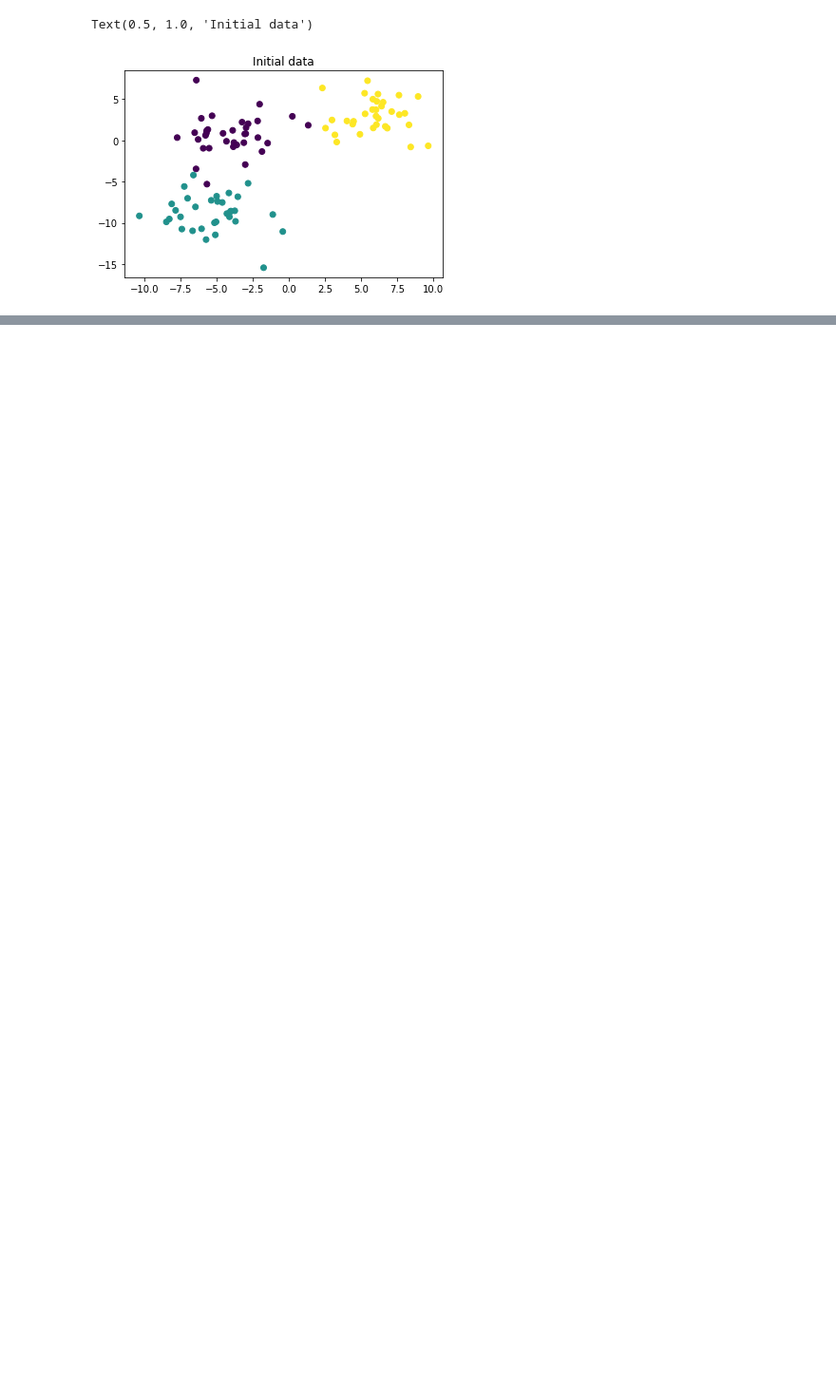
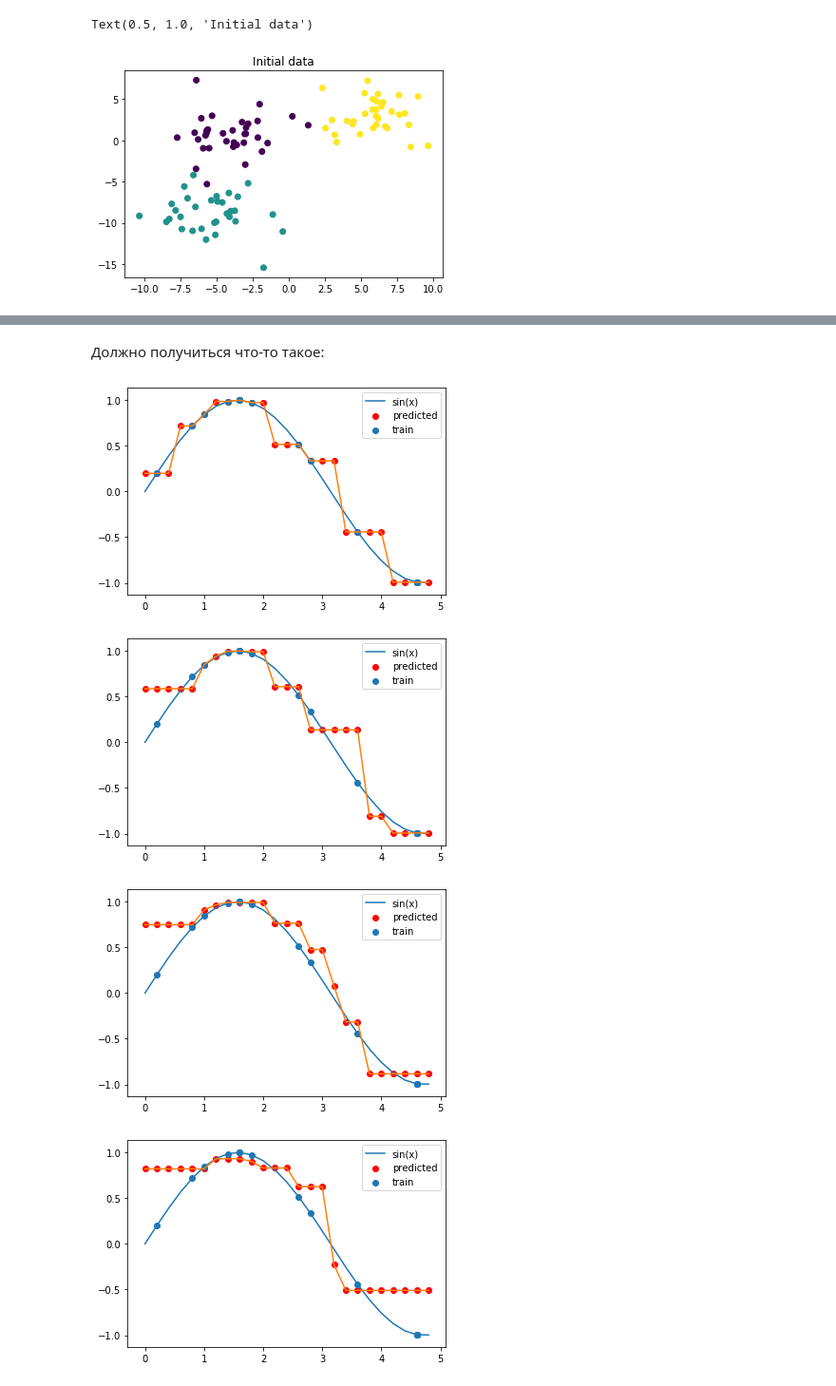
Before and after one commit to julia-komleva/ml-course-2021, a Jupyter notebook: 01_knn.ipynb, the cells around one changed output, grey strips where cells are left out. Shown at 95% size. Drawn from its saved outputs; the diff is of its cells as text; code cells hidden in the pictures; blank space fills up the shorter version.

```diff
--- a/01_knn.ipynb
+++ b/01_knn.ipynb
@@ -948,0 +966,21 @@ $y = sin(x)$
+# %%
+def kNN_regressor(x_train, y_train, x_test, k):
+    pass
+# %% [markdown]
+Должно получиться что-то такое:
+# %%
+for k in range(1, 11, 2):
+    y_pred = kNN_regressor(x_train, y_train, x, k)
+    plt.plot(x, y, label='sin(x)')
+    plt.plot(x, y_pred)
+
+    plt.scatter(x, y_pred, label='predicted', c='red')
+    plt.scatter(x_train, y_train, label='train')
+
+    plt.legend()
+    plt.show()
+# %% [output]
+[figure, added]
+[figure, added]
+[figure, added]
+[figure, added]
```
Also changed, not shown: parts of 14 cells of this notebook.
